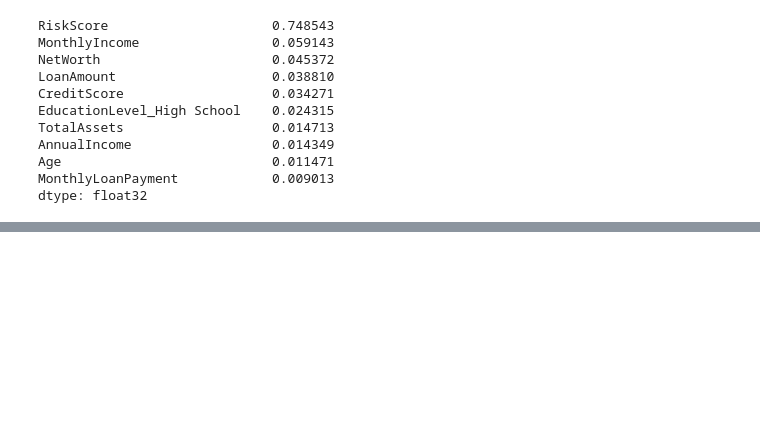
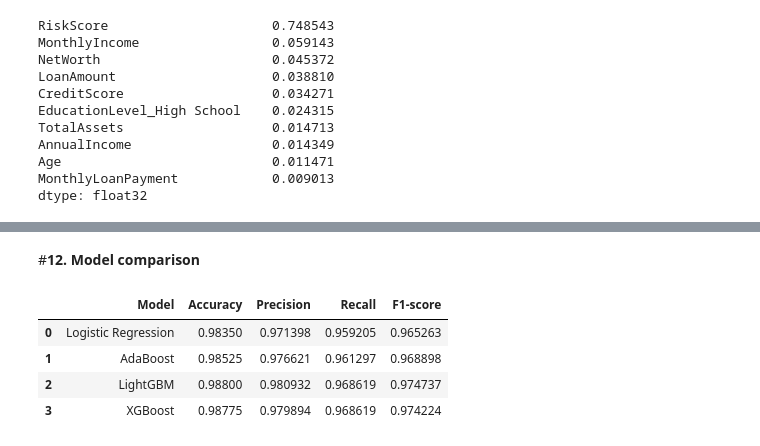
Before and after one commit to Thuan-ML/ML-II---Identifying-risky-borrowers-, a Jupyter notebook: Notebook/Identifying_risky_borrowers_(final).ipynb, the cells around one changed output, grey strips where cells are left out. Drawn from its saved outputs; the diff is of its cells as text; code cells hidden in the pictures; blank space fills up the shorter version.

```diff
--- a/Notebook/Identifying_risky_borrowers_(final).ipynb
+++ b/Notebook/Identifying_risky_borrowers_(final).ipynb
@@ -332,0 +337,3 @@ dtype: float32
+# %%
+model_lgb = LGBMClassifier(random_state=42)
+model_lgb.fit(X_train_selected, y_train)
@@ -332,0 +351,2 @@ dtype: float32
+# %%
+y_pred_lgb = model_lgb.predict(X_test_selected)
@@ -332,0 +355,11 @@ dtype: float32
+# %%
+acc_lgb = accuracy_score(y_test, y_pred_lgb)
+prec_lgb = precision_score(y_test, y_pred_lgb)
+rec_lgb = recall_score(y_test, y_pred_lgb)
+f1_lgb = f1_score(y_test, y_pred_lgb)
+
+print("LightGBM")
+print("Accuracy:", acc_lgb)
+print("Precision:", prec_lgb)
+print("Recall:", rec_lgb)
+print("F1-score:", f1_lgb)
@@ -332,0 +393,18 @@ dtype: float32
+# %% [markdown]
+#**12. Model comparison**
+# %%
+results = pd.DataFrame({
+    "Model": ["Logistic Regression", "AdaBoost", "LightGBM", "XGBoost"],
+    "Accuracy": [acc_lr, acc_ada, acc_lgb, acc_xgb],
+    "Precision": [prec_lr, prec_ada, prec_lgb, prec_xgb],
+    "Recall": [rec_lr, rec_ada, rec_lgb, rec_xgb],
+    "F1-score": [f1_lr, f1_ada, f1_lgb, f1_xgb]
+})
+
+results
+# %% [output]
+|  | Model | Accuracy | Precision | Recall | F1-score |
+| 0 | Logistic Regression | 0.98350 | 0.971398 | 0.959205 | 0.965263 |
+| 1 | AdaBoost | 0.98525 | 0.976621 | 0.961297 | 0.968898 |
+| 2 | LightGBM | 0.98800 | 0.980932 | 0.968619 | 0.974737 |
+| 3 | XGBoost | 0.98775 | 0.979894 | 0.968619 | 0.974224 |
```
Also changed, not shown: parts of 9 cells of this notebook.
